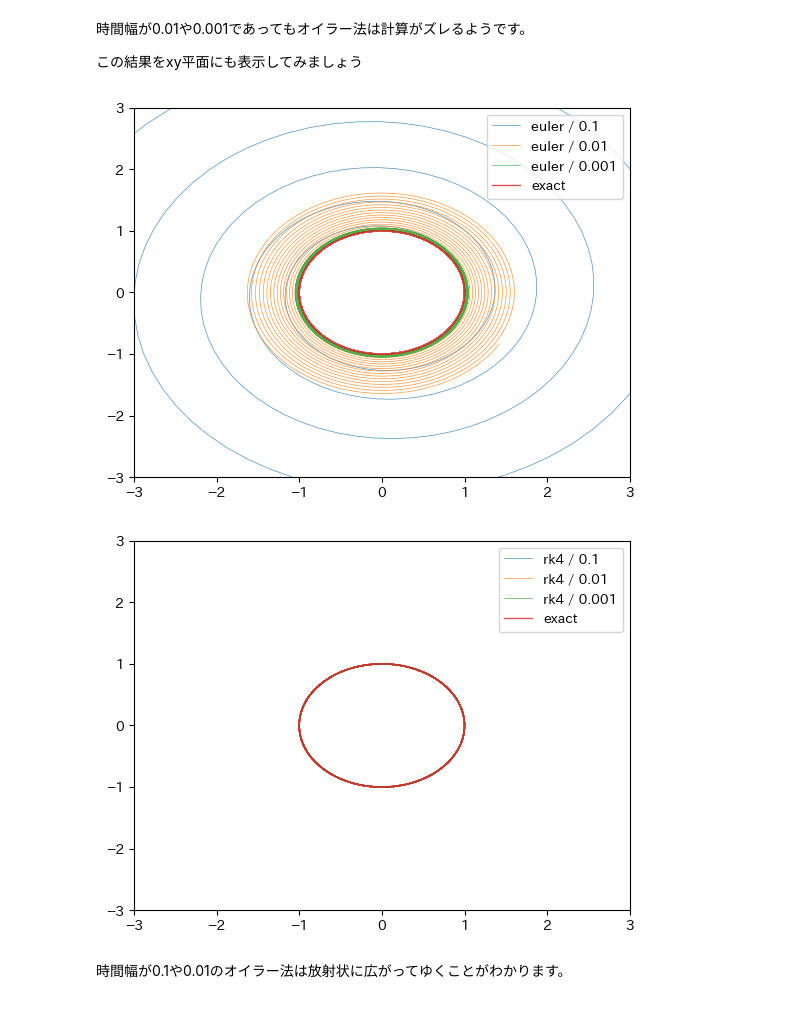
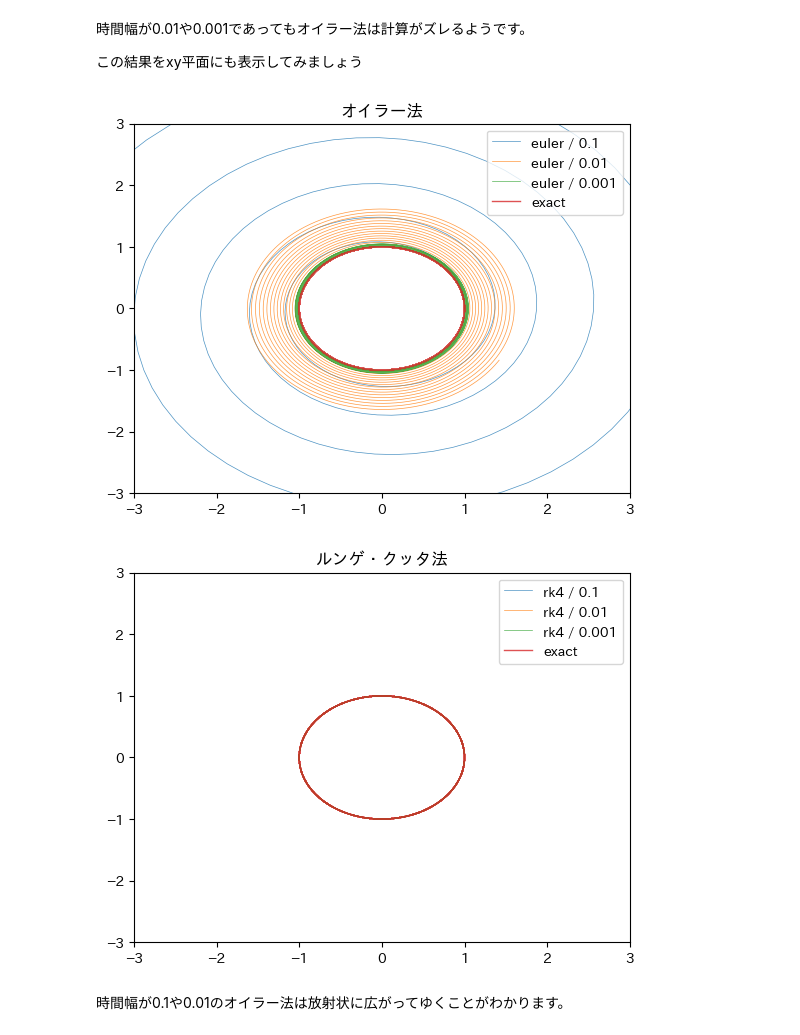
Before and after one commit to CPcolloquium/cp_program_book, a Jupyter notebook: 3_Biophysical-model/3_Biophysical-model.ipynb, the cells around one changed output. Saved outputs shown, nothing was run; the diff lists cells and outputs as text; code cells hidden in the pictures.

```diff
--- a/3_Biophysical-model/3_Biophysical-model.ipynb
+++ b/3_Biophysical-model/3_Biophysical-model.ipynb
@@ -719,30 +737,32 @@ plt.show()
 # %%
 # オイラー法のプロット
 method = 'euler'
 for delta_t in results['settings']['delta_t']:
     rslt = results['original'][method][str(delta_t)]
     plt.plot(rslt['y'][:, 0], rslt['y'][:, 1], linewidth=0.5, alpha=0.8, label=method + ' / ' + str(delta_t))
 rslt = results['exact']
 plt.plot(rslt['y'][:, 0], rslt['y'][:, 1], linewidth=1, alpha=0.8, label='exact')
 plt.xlim(-3, 3)
 plt.ylim(-3, 3)
+plt.title('オイラー法')
 plt.legend()
 plt.show()
 
 # ルンゲ・クッタ法のプロット
 method = 'rk4'
 for delta_t in results['settings']['delta_t']:
     rslt = results['original'][method][str(delta_t)]
     plt.plot(rslt['y'][:, 0], rslt['y'][:, 1], linewidth=0.5, alpha=0.8, label=method + ' / ' + str(delta_t))
 rslt = results['exact']
 plt.plot(rslt['y'][:, 0], rslt['y'][:, 1], linewidth=1, alpha=0.8, label='exact')
 plt.xlim(-3, 3)
 plt.ylim(-3, 3)
+plt.title('ルンゲ・クッタ法')
 plt.legend()
 plt.show()
 # %% [output]
-[figure, old version]
+[figure, new version]
-[figure, old version]
+[figure, new version]
 # %% [markdown]
 時間幅が0.1や0.01のオイラー法は放射状に広がってゆくことがわかります。
 # %% [markdown]
```
Also changed, not shown: parts of 9 cells of this notebook.
